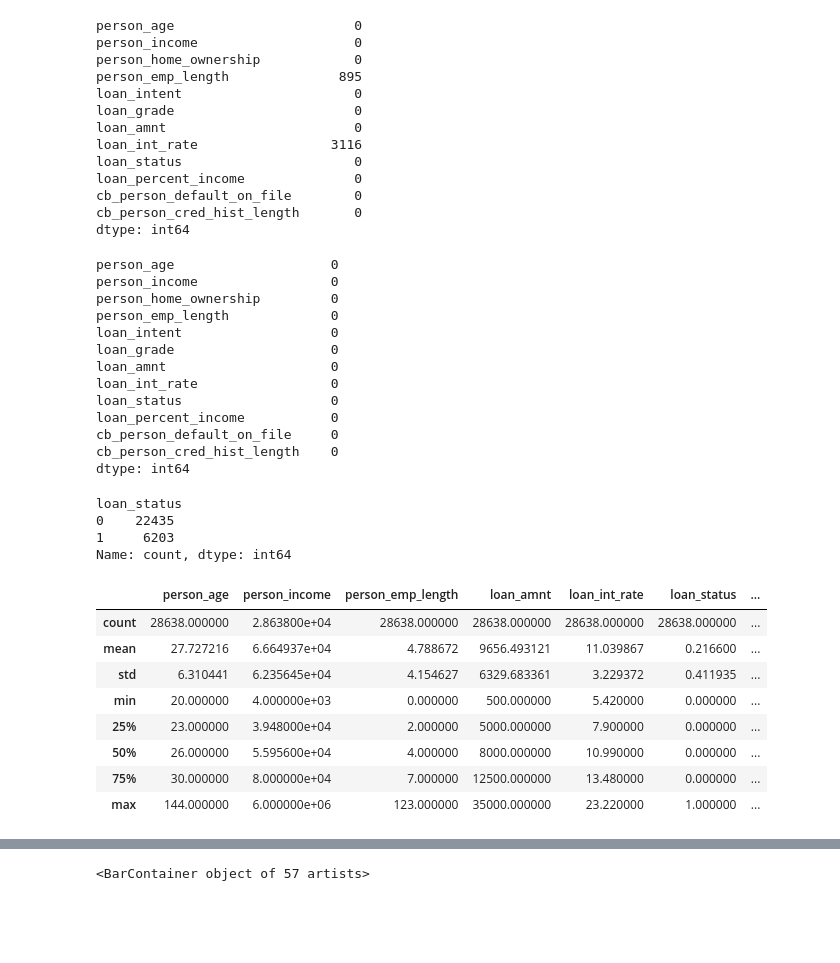
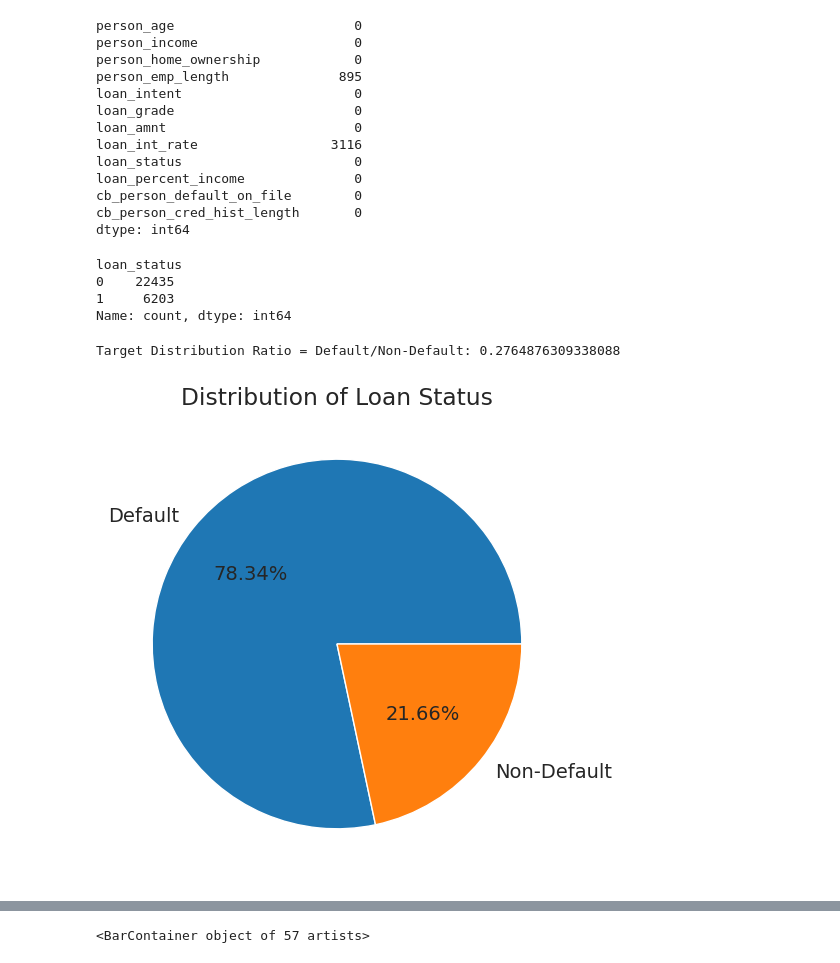
Before and after one commit to akgulhandan/MscThesis, a Jupyter notebook: CreditRiskPrediction.ipynb, the cells around one changed output, grey strips where cells are left out. Drawn from its saved outputs; the diff is of its cells as text; code cells hidden in the pictures; blank space fills up the shorter version.

```diff
--- a/CreditRiskPrediction.ipynb
+++ b/CreditRiskPrediction.ipynb
@@ -350,20 +358,4 @@ dtype: int64
 data.dropna(axis=0,inplace=True)
-# %%
-data.isnull().sum()
-# %% [output]
-person_age                    0
-person_income                 0
-person_home_ownership         0
-person_emp_length             0
-loan_intent                   0
-loan_grade                    0
-loan_amnt                     0
-loan_int_rate                 0
-loan_status                   0
-loan_percent_income           0
-cb_person_default_on_file     0
-cb_person_cred_hist_length    0
-dtype: int64
 # %%
 data['loan_status'].value_counts()
 # %% [output]
@@ -371,15 +363,18 @@ loan_status
 0    22435
 1     6203
 Name: count, dtype: int64
-# %%
-data.describe()
-# %% [output]
-|  | person_age | person_income | person_emp_length | loan_amnt | loan_int_rate | loan_status | ... |
-| count | 28638.000000 | 2.863800e+04 | 28638.000000 | 28638.000000 | 28638.000000 | 28638.000000 | ... |
-| mean | 27.727216 | 6.664937e+04 | 4.788672 | 9656.493121 | 11.039867 | 0.216600 | ... |
-| std | 6.310441 | 6.235645e+04 | 4.154627 | 6329.683361 | 3.229372 | 0.411935 | ... |
-| min | 20.000000 | 4.000000e+03 | 0.000000 | 500.000000 | 5.420000 | 0.000000 | ... |
-| 25% | 23.000000 | 3.948000e+04 | 2.000000 | 5000.000000 | 7.900000 | 0.000000 | ... |
-| 50% | 26.000000 | 5.595600e+04 | 4.000000 | 8000.000000 | 10.990000 | 0.000000 | ... |
-| 75% | 30.000000 | 8.000000e+04 | 7.000000 | 12500.000000 | 13.480000 | 0.000000 | ... |
-| max | 144.000000 | 6.000000e+06 | 123.000000 | 35000.000000 | 23.220000 | 1.000000 | ... |
+# %%
+# Since loan_status is our target, we need to understand the ratio between default and non-default
+#0: Non-default
+#1: Default
+
+status = data['loan_status'].value_counts()
+print("Target Distribution Ratio = Default/Non-Default:", status[1]/status[0])
+
+plt.figure(figsize=(8, 6))
+plt.pie(status, autopct='%.2f%%', labels=["Default", "Non-Default"])
+plt.title('Distribution of Loan Status')
+plt.show()
+# %% [output]
+Target Distribution Ratio = Default/Non-Default: 0.2764876309338088
+[figure, added]
```
Also changed, not shown: parts of 64 cells of this notebook.
